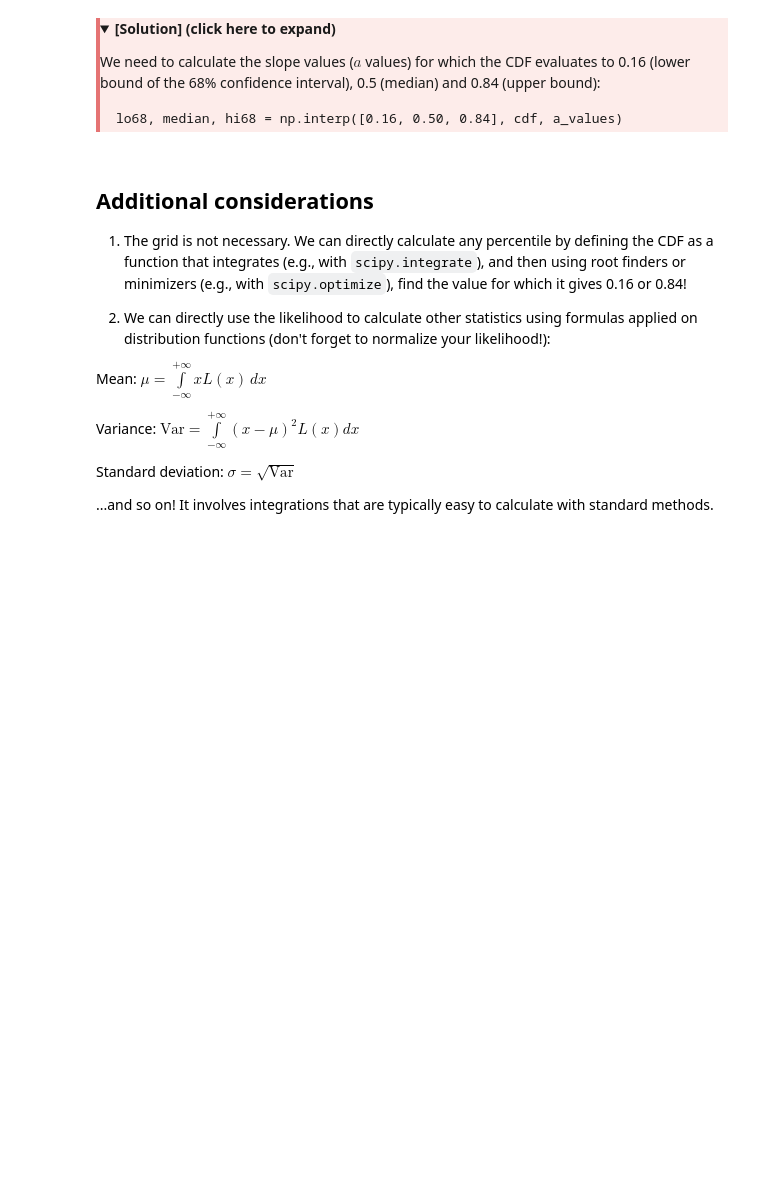
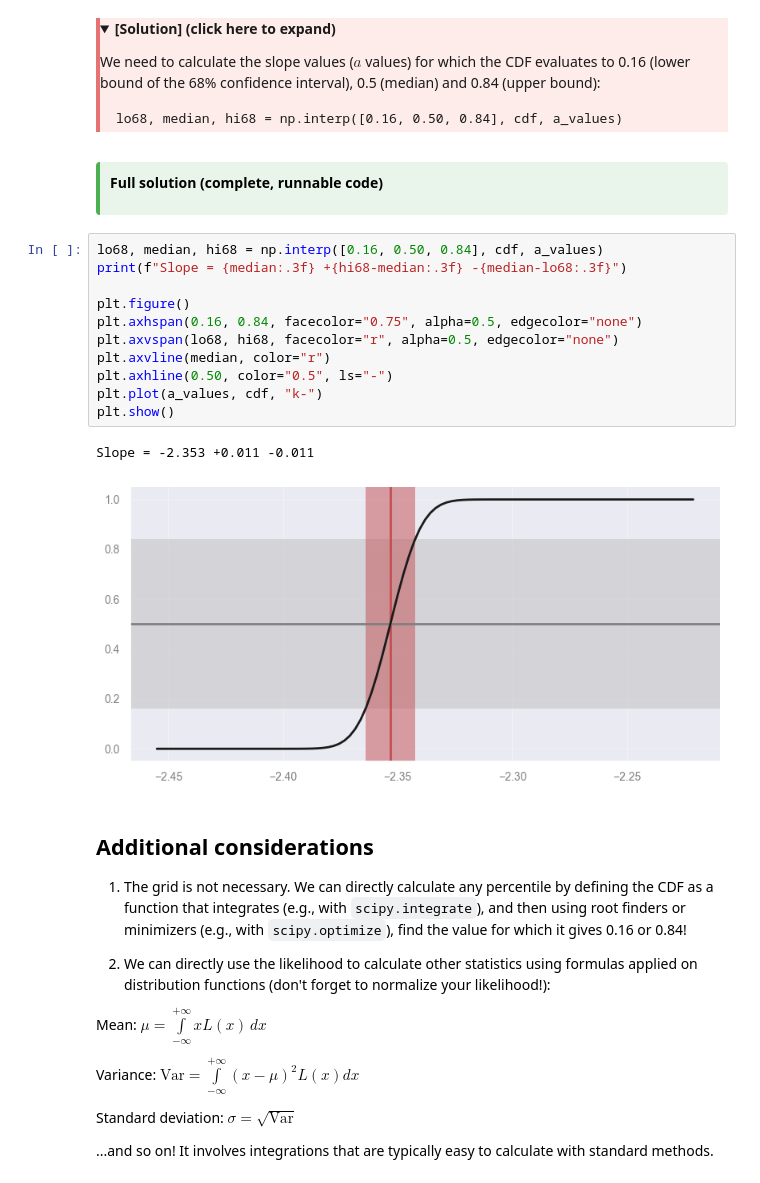
Before and after one commit to AstroStat-Academy/astrostat-school-7, a Jupyter notebook: MLE/MLE.ipynb, the cells around one changed output. Cells and saved outputs as stored; diff of their text form; folded sections open; blank space fills up the shorter version.

```diff
--- a/MLE/MLE.ipynb
+++ b/MLE/MLE.ipynb
@@ -458,6 +502,26 @@ lo68, median, hi68 = np.interp([0.16, 0.50, 0.84], cdf, a_values)
 
 </details>
 </div>
+# %% [markdown]
+<div style="border-left: 4px solid #4CAF50; padding: 10px; border-radius: 4px; background: rgba(76, 175, 80, 0.12); color: inherit;">
+
+<b>Full solution (complete, runnable code)</b>
+
+</div>
+# %%
+lo68, median, hi68 = np.interp([0.16, 0.50, 0.84], cdf, a_values)
+print(f"Slope = {median:.3f} +{hi68-median:.3f} -{median-lo68:.3f}")
+
+plt.figure()
+plt.axhspan(0.16, 0.84, facecolor="0.75", alpha=0.5, edgecolor="none")
+plt.axvspan(lo68, hi68, facecolor="r", alpha=0.5, edgecolor="none")
+plt.axvline(median, color="r")
+plt.axhline(0.50, color="0.5", ls="-")
+plt.plot(a_values, cdf, "k-")
+plt.show()
+# %% [output]
+Slope = -2.353 +0.011 -0.011
+[figure, added]
 # %% [markdown]
 ## Additional considerations
 
```
Also changed, not shown: parts of 18 cells of this notebook, 3 other files.
